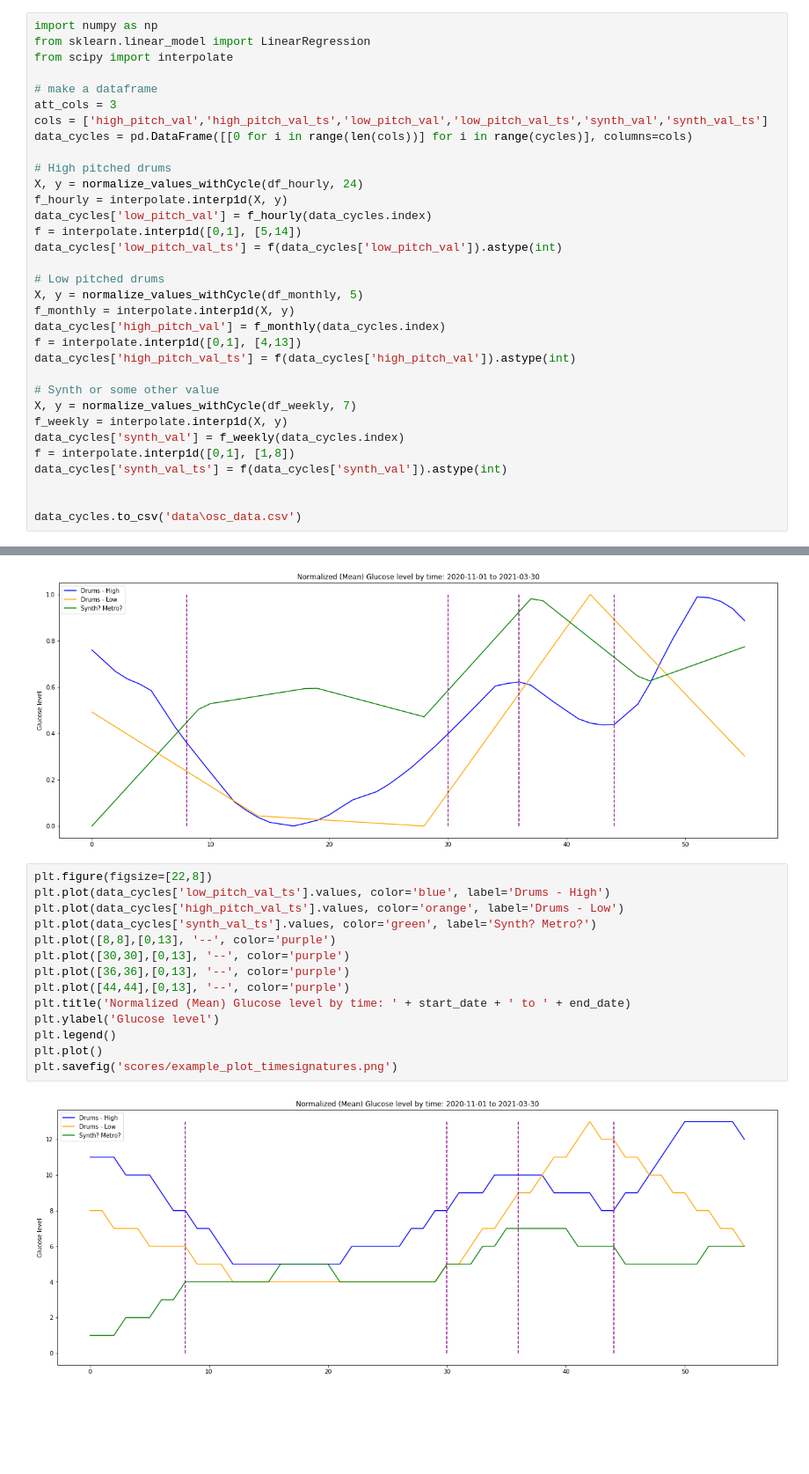
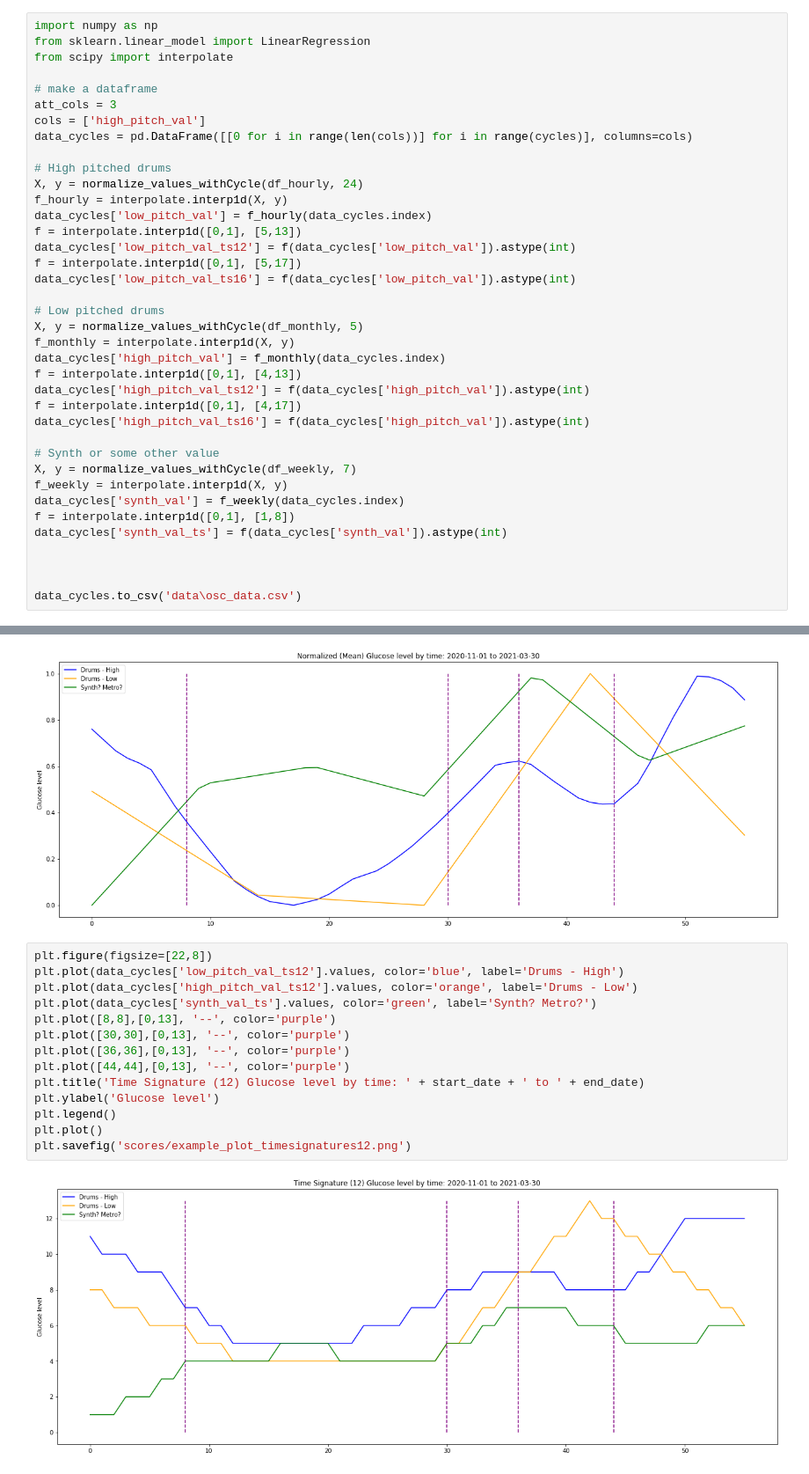
Before and after one commit to OB-0ne/pureData_polyrhythmGlucose, a Jupyter notebook: analysis.ipynb, the cells around one changed output, grey strips where cells are left out. Shown at 88% size. Cells and saved outputs as stored; diff of their text form; blank space fills up the shorter version.

Commit message:
composition update
- updated data with 16 8 time signatures
- control 12 8 or 16 8 this on the osc notebook
- updated scores
- new patch with seed calls

```diff
--- a/analysis.ipynb
+++ b/analysis.ipynb
@@ -243,22 +245,26 @@ from scipy import interpolate
 
 # make a dataframe
 att_cols = 3
-cols = ['high_pitch_val','high_pitch_val_ts','low_pitch_val','low_pitch_val_ts','synth_val','synth_val_ts']
+cols = ['high_pitch_val']
 data_cycles = pd.DataFrame([[0 for i in range(len(cols))] for i in range(cycles)], columns=cols)
 
 # High pitched drums
 X, y = normalize_values_withCycle(df_hourly, 24)
 f_hourly = interpolate.interp1d(X, y)
 data_cycles['low_pitch_val'] = f_hourly(data_cycles.index)
-f = interpolate.interp1d([0,1], [5,14])
-data_cycles['low_pitch_val_ts'] = f(data_cycles['low_pitch_val']).astype(int)
+f = interpolate.interp1d([0,1], [5,13])
+data_cycles['low_pitch_val_ts12'] = f(data_cycles['low_pitch_val']).astype(int)
+f = interpolate.interp1d([0,1], [5,17])
+data_cycles['low_pitch_val_ts16'] = f(data_cycles['low_pitch_val']).astype(int)
 
 # Low pitched drums
 X, y = normalize_values_withCycle(df_monthly, 5)
 f_monthly = interpolate.interp1d(X, y)
 data_cycles['high_pitch_val'] = f_monthly(data_cycles.index)
 f = interpolate.interp1d([0,1], [4,13])
-data_cycles['high_pitch_val_ts'] = f(data_cycles['high_pitch_val']).astype(int)
+data_cycles['high_pitch_val_ts12'] = f(data_cycles['high_pitch_val']).astype(int)
+f = interpolate.interp1d([0,1], [4,17])
+data_cycles['high_pitch_val_ts16'] = f(data_cycles['high_pitch_val']).astype(int)
 
 # Synth or some other value
 X, y = normalize_values_withCycle(df_weekly, 7)
@@ -268,4 +274,5 @@ f = interpolate.interp1d([0,1], [1,8])
 data_cycles['synth_val_ts'] = f(data_cycles['synth_val']).astype(int)
 
 
+
 data_cycles.to_csv('data\osc_data.csv')
@@ -287,17 +296,17 @@ plt.savefig('scores/example_plot_normalized.png')
 [figure]
 # %%
 plt.figure(figsize=[22,8])
-plt.plot(data_cycles['low_pitch_val_ts'].values, color='blue', label='Drums - High')
-plt.plot(data_cycles['high_pitch_val_ts'].values, color='orange', label='Drums - Low')
+plt.plot(data_cycles['low_pitch_val_ts12'].values, color='blue', label='Drums - High')
+plt.plot(data_cycles['high_pitch_val_ts12'].values, color='orange', label='Drums - Low')
 plt.plot(data_cycles['synth_val_ts'].values, color='green', label='Synth? Metro?')
 plt.plot([8,8],[0,13], '--', color='purple')
 plt.plot([30,30],[0,13], '--', color='purple')
 plt.plot([36,36],[0,13], '--', color='purple')
 plt.plot([44,44],[0,13], '--', color='purple')
-plt.title('Normalized (Mean) Glucose level by time: ' + start_date + ' to ' + end_date)
+plt.title('Time Signature (12) Glucose level by time: ' + start_date + ' to ' + end_date)
 plt.ylabel('Glucose level')
 plt.legend()
 plt.plot()
-plt.savefig('scores/example_plot_timesignatures.png')
+plt.savefig('scores/example_plot_timesignatures12.png')
 # %% [output]
-[figure, old version]
+[figure, new version]
```
Also changed, not shown: parts of 4 cells of this notebook, 17 other files.
